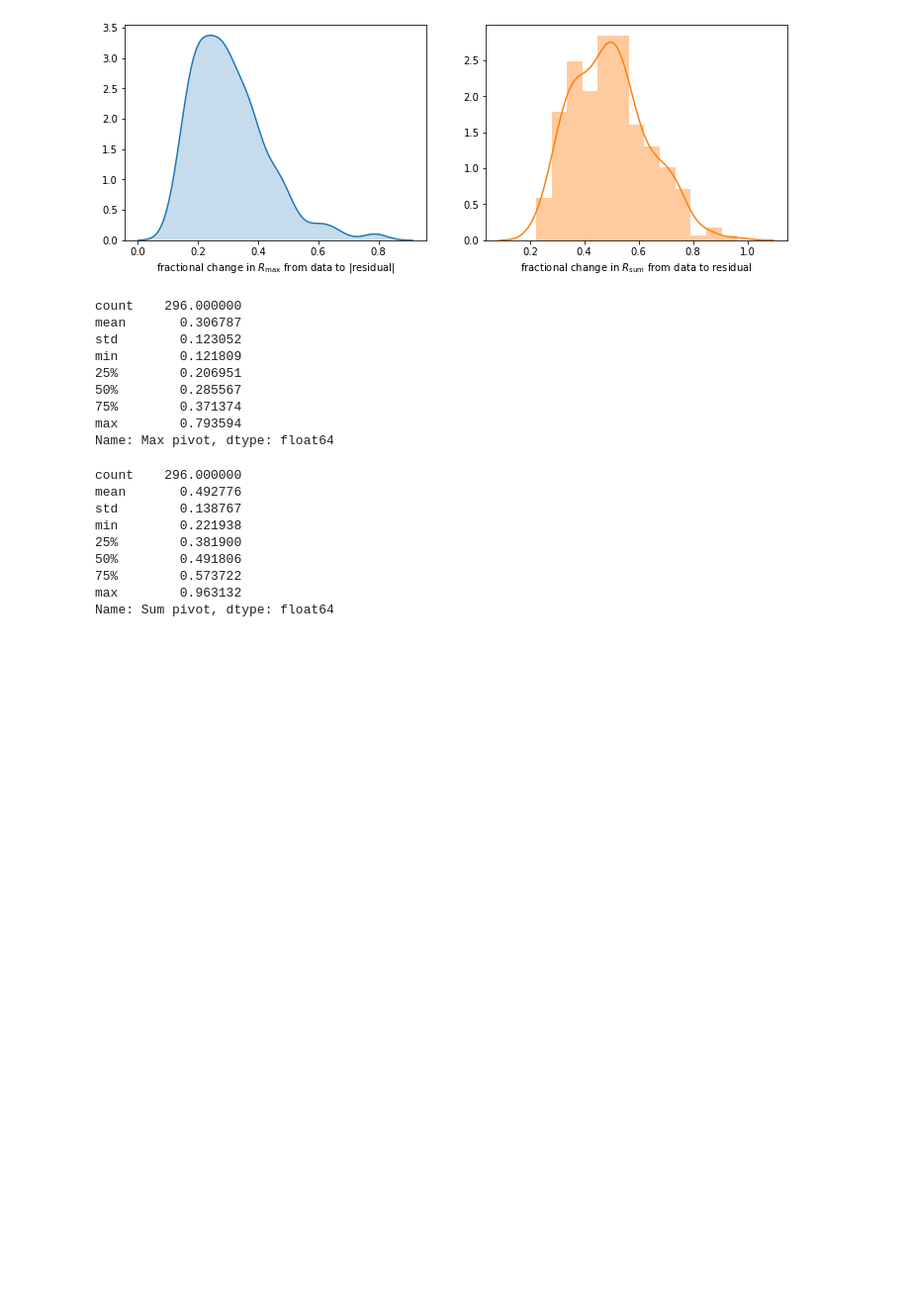
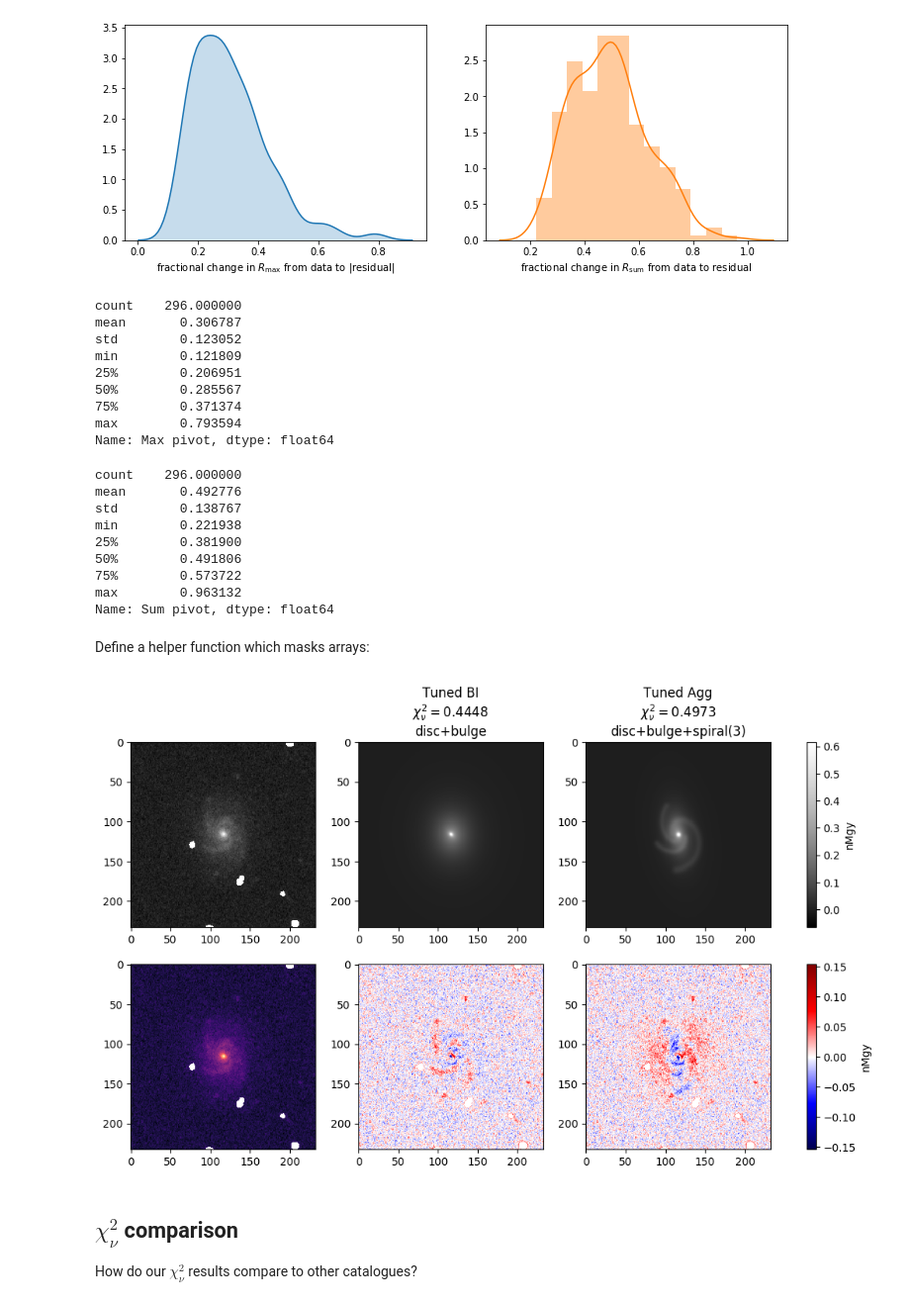
Before and after one commit to tingard/gzbuilder_results, a Jupyter notebook: compile_tuned_models.ipynb, the cells around one changed output. Shown at 99% size. Drawn from its saved outputs; the diff is of its cells as text; code cells hidden in the pictures; blank space fills up the shorter version.

```diff
--- a/compile_tuned_models.ipynb
+++ b/compile_tuned_models.ipynb
@@ -302,3 +325,50 @@ min        0.221938
 75%        0.573722
 max        0.963132
 Name: Sum pivot, dtype: float64
+# %% [markdown]
+Define a helper function which masks arrays:
+# %%
+def mask_im(arr, mask):
+    return np.ma.masked_array(arr, ~mask.astype(bool))
+# %%
+subject_id = 20902055
+# %%
+m = gu.get_diff_data(subject_id)['multiplier']
+f, ax = plt.subplots(ncols=3, nrows=2, figsize=(12, 7), dpi=100)
+masked_data = mask_im(bi_models.loc[subject_id].data * m, bi_models.loc[subject_id].pixel_mask)
+lims = dict(vmin=masked_data.min(), vmax=masked_data.max())
+im = ax[0][0].imshow(masked_data, cmap=asinh_colormap, **lims)
+r_bi = bi_models.loc[subject_id].render() * m / 0.8
+r_agg = agg_models.loc[subject_id].render() * m / 0.8
+diff_bi = mask_im(bi_models.loc[subject_id].data * m - r_bi, bi_models.loc[subject_id].pixel_mask)
+diff_agg = mask_im(bi_models.loc[subject_id].data * m - r_agg, bi_models.loc[subject_id].pixel_mask)
+ax[0][1].imshow(r_bi, cmap=asinh_colormap, **lims)
+ax[0][2].imshow(r_agg, cmap=asinh_colormap, **lims)
+c = plt.colorbar(im, ax=ax[0], shrink=1, fraction=0.05)
+c.set_label('nMgy')
+ax[0][1].set_title(
+    'Tuned BI\n'
+    + r'$\chi_\nu^2={:.4f}$'.format(bi_losses.loc[subject_id])
+    + '\n{}'.format(make_model_string(bi_models.loc[subject_id]))
+)
+ax[0][2].set_title(
+    'Tuned Agg\n'
+    + r'$\chi_\nu^2={:.4f}$'.format(agg_losses.loc[subject_id])
+    + '\n{}'.format(make_model_string(agg_models.loc[subject_id]))
+)
+l = max(np.abs(diff_bi).max(), np.abs(diff_agg).max())
+lims2 = dict(vmin=-l, vmax=l)
+ax[1][0].imshow(
+    mask_im(bi_models.loc[subject_id].sigma_image * m, bi_models.loc[subject_id].pixel_mask),
+    cmap='magma'
+)
+im2 = ax[1][1].imshow(mask_im(diff_bi, bi_models.loc[subject_id].pixel_mask), **lims2, cmap='seismic')
+ax[1][2].imshow(mask_im(diff_agg, bi_models.loc[subject_id].pixel_mask), **lims2, cmap='seismic')
+c2 = plt.colorbar(im2, ax=ax[1], shrink=1, fraction=0.05)
+c2.set_label('nMgy')
+# %% [output]
+[figure, added]
+# %% [markdown]
+## $\chi_\nu^2$ comparison
+
+How do our $\chi_\nu^2$ results compare to other catalogues?
```
Also changed, not shown: parts of 7 cells of this notebook, 24 other files.
